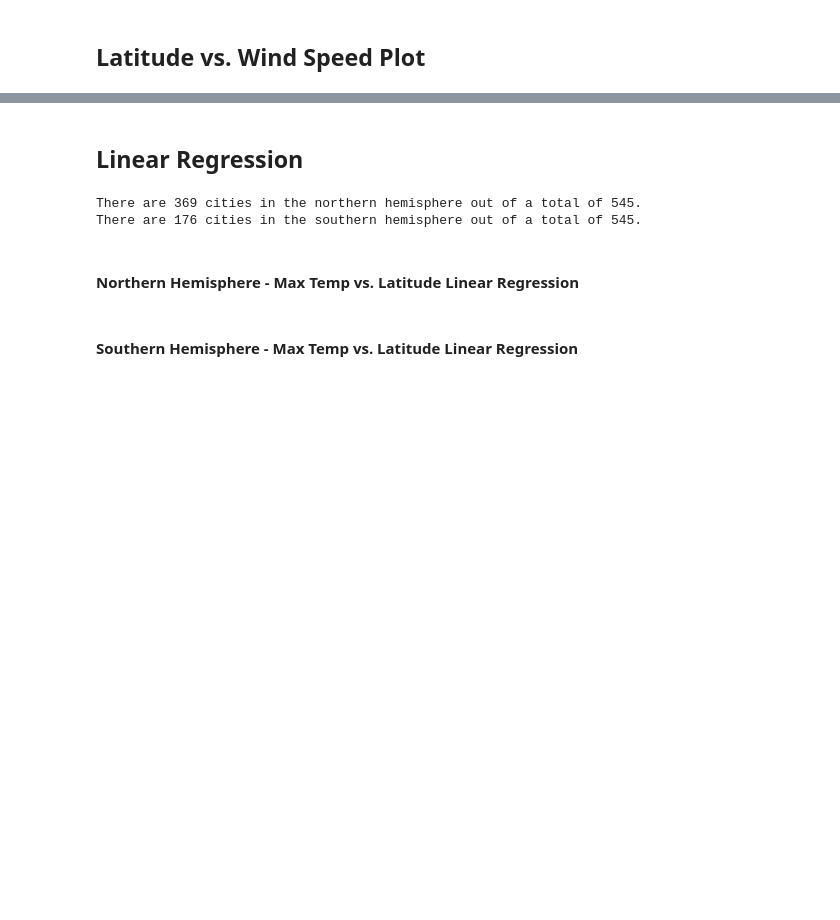
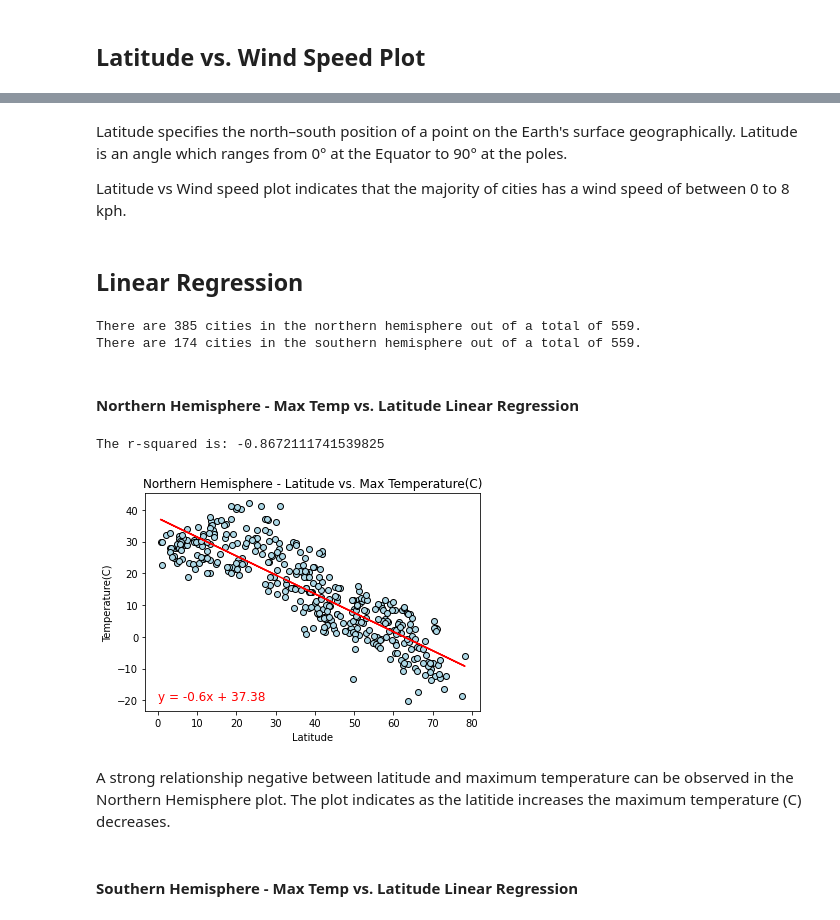
Before and after one commit to AlineHornoff/Python_API_challenge, a Jupyter notebook: WeatherPy/WeatherPy.ipynb, the cells around one changed output, grey strips where cells are left out. Saved outputs shown, nothing was run; the diff lists cells and outputs as text; code cells hidden in the pictures; blank space fills up the shorter version.

Commit message:
Added Linear Regressions

```diff
--- a/WeatherPy/WeatherPy.ipynb
+++ b/WeatherPy/WeatherPy.ipynb
@@ -266,3 +277,7 @@ plt.show()
+# %% [markdown]
+Latitude specifies the north–south position of a point on the Earth's surface geographically. Latitude is an angle which ranges from 0° at the Equator to 90° at the poles.
+
+Latitude vs Wind speed plot indicates that the majority of cities has a wind speed of between 0 to 8 kph.
 # %% [markdown]
 ## Linear Regression
 # %%
@@ -270,17 +285,42 @@ plt.show()
 
 # Create a subset of all the cities that are on or north of the equator for the Northern Hemisphere DataFrame
 NorthernHemisphere = CitiesClean_df.loc[CitiesClean_df["Latitude"] >= 0]
-NorthernCitiesCount = len(NorthernHemisphere)
 print(f"There are {len(NorthernHemisphere)} cities in the northern hemisphere out of a total of {len(CitiesClean_df)}.")
 
 # Create a subset of all the cities that are on or sorth of the equator for the Sorthern Hemisphere DataFrame
 SouthernHemisphere = CitiesClean_df.loc[CitiesClean_df["Latitude"] <= 0]
-SouthernCitiesCount = len(SouthernHemisphere)
 print(f"There are {len(SouthernHemisphere)} cities in the southern hemisphere out of a total of {len(CitiesClean_df)}.")
 # %% [output]
-There are 369 cities in the northern hemisphere out of a total of 545.
-There are 176 cities in the southern hemisphere out of a total of 545.
+There are 385 cities in the northern hemisphere out of a total of 559.
+There are 174 cities in the southern hemisphere out of a total of 559.
+# %%
+# Define a function to plot linear regression
+def plot_lr(x_axis, y_axis, x_label, y_label, label_pos, ifig):
+    (slope, intercept, rvalue, pvalue, stderr) = linregress(x_axis, y_axis)
+    print(f"The r-squared is: {rvalue}")
+    regress_values = x_axis * slope + intercept
+    line_eq = "y = " + str(round(slope,2)) + "x + " + str(round(intercept,2))
+
+    plt.scatter(x_axis, y_axis, color = "lightblue", edgecolor = "black")
+    plt.plot(x_axis,regress_values,"r-")
+    plt.annotate(line_eq, label_pos, fontsize=12, color="red")
+    plt.xlabel(x_label)
+    plt.ylabel(y_label)
+    plt.savefig(f"WeatherPy_Data_Output/fig{ifig}.png")
+    plt.show()
 # %% [markdown]
 ####  Northern Hemisphere - Max Temp vs. Latitude Linear Regression
+# %%
+# Define variables for linear regression of northern hemisphere and create linear regression plot function plot_lr
+x_label = "Latitude"
+y_label = "Temperature(C)"
+label_pos = (0,-20)
+plt.title("Northern Hemisphere - Latitude vs. Max Temperature(C)")
+plot_lr(NorthernHemisphere[x_label], NorthernHemisphere[y_label], x_label, y_label, label_pos, 5)
+# %% [output]
+The r-squared is: -0.8672111741539825
+[figure, added]
+# %% [markdown]
+A strong relationship negative between latitude and maximum temperature can be observed in the Northern Hemisphere plot. The plot indicates as the latitide increases the maximum temperature (C) decreases.
 # %% [markdown]
 ####  Southern Hemisphere - Max Temp vs. Latitude Linear Regression
```
Also changed, not shown: parts of 28 cells of this notebook, 13 other files.
